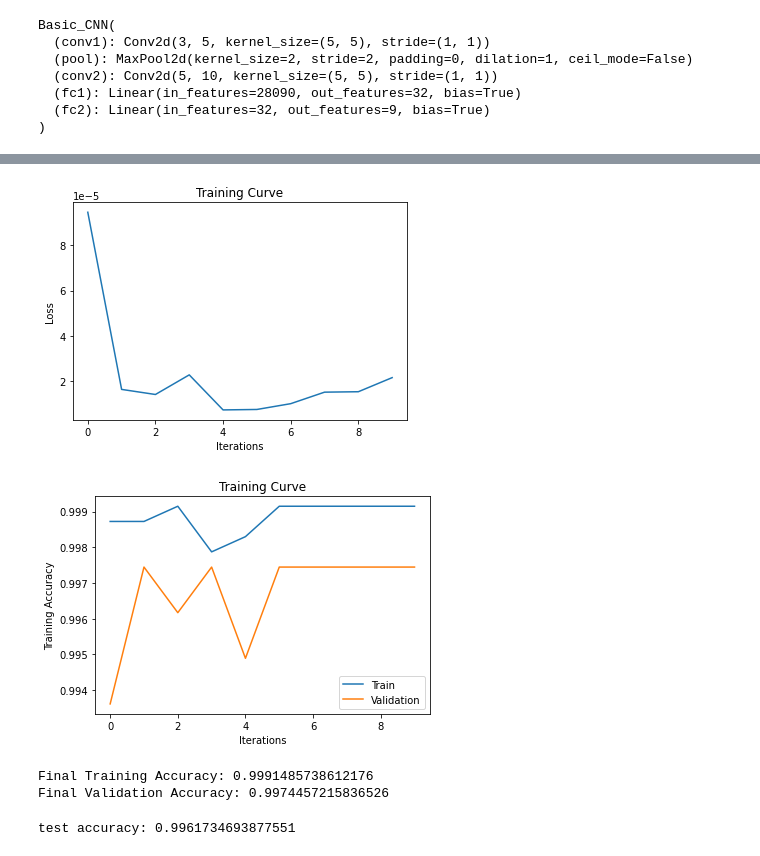
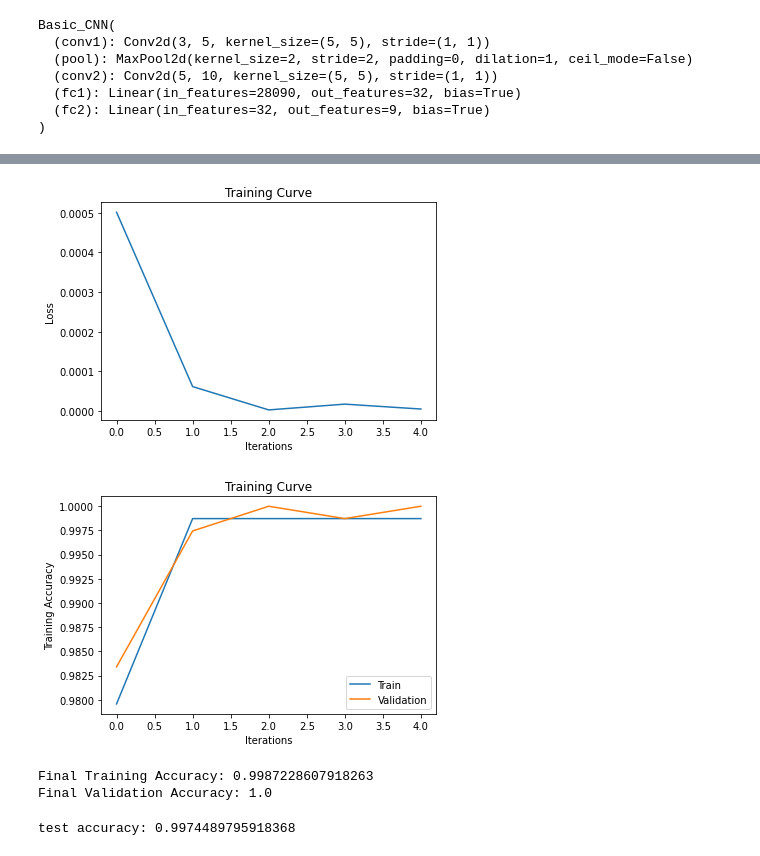
Before and after one commit to Edwinz28/mask-detector, a Jupyter notebook: mask-detector.ipynb, the cells around one changed output, grey strips where cells are left out. Drawn from its saved outputs; the diff is of its cells as text; code cells hidden in the pictures.

```diff
--- a/mask-detector.ipynb
+++ b/mask-detector.ipynb
@@ -101,6 +119,10 @@ class Basic_CNN(nn.Module):
         self.conv2 = nn.Conv2d(5, 10, 5) #in_channels=5, out_chanels=10, kernel_size=5
         self.fc1 = nn.Linear(10*53*53, 32)
         self.fc2 = nn.Linear(32, 9)
+    def weights_init(m):
+        if isinstance(m, nn.Conv2d):
+            nn.init.xavier_uniform(m.weight.data)
+            nn.init.xavier_uniform(m.bias.data)
 
     def forward(self, img):
         x = self.pool(F.relu(self.conv1(img))) #relu activation function
@@ -141,7 +163,6 @@ def get_accuracy(model, data_loader):
     return correct / total
 # %%
 def train(model, train_dataset, val_dataset, batch_size=64, learning_rate=0.001, num_epochs=1):
-    torch.manual_seed(1000)
     #Load data
     train_loader = torch.utils.data.DataLoader(train_dataset, batch_size=batch_size, shuffle=True)
     val_loader = torch.utils.data.DataLoader(val_dataset, batch_size=batch_size, shuffle=True)
@@ -178,10 +199,10 @@ def train(model, train_dataset, val_dataset, batch_size=64, learning_rate=0.001,
 
         losses.append(float(loss)/batch_size)             # compute *average* loss
         train_acc.append(get_accuracy(model, train_loader)) # compute training accuracy
-        print("Epoch #: {0} Accuracy: {1}".format(epoch+1, train_acc[epoch]))
+        print("Epoch #: {0} Accuracy: {1}".format(epoch, train_acc[epoch]))
 
         val_acc.append(get_accuracy(model, val_loader))  # compute validation accuracy
-        model_path = "model_{0}_bs{1}_lr{2}_epoch{3}".format(model.name, batch_size, learning_rate, epoch)
+        model_path = "models/model_{0}_bs{1}_lr{2}_epoch{3}".format(model.name, batch_size, learning_rate, epoch)
         torch.save(model.state_dict(), model_path)
 
     # plotting
@@ -216,6 +237,7 @@ Basic_CNN(
 )
 # %%
 use_cuda = True
+torch.manual_seed(2020)
 model = Basic_CNN()
 if use_cuda and torch.cuda.is_available():
     model.cuda()
@@ -223,7 +245,7 @@ if use_cuda and torch.cuda.is_available():
 else:
     print('CUDA is not available.  Training on CPU ...')
 
-train(model, train_set, val_set, batch_size = 64, learning_rate = 0.005, num_epochs = 10)
+train(model, train_set, val_set, batch_size = 32, learning_rate = 0.003, num_epochs = 5)
 # %% [output]
 CUDA is available!  Training on GPU ...
 Done loading data
@@ -241,11 +258,11 @@ Epoch #: 10 Accuracy: 0.9991485738612176
-[figure, old version]
+[figure, new version]
-[figure, old version]
+[figure, new version]
-Final Training Accuracy: 0.9991485738612176
-Final Validation Accuracy: 0.9974457215836526
+Final Training Accuracy: 0.9987228607918263
+Final Validation Accuracy: 1.0
 # %%
 #Test
 best_model = Basic_CNN()
-best_model_path = "model_{0}_bs{1}_lr{2}_epoch{3}".format("Basic_CNN", 64, 0.005, 5)
+best_model_path = "model_{0}_bs{1}_lr{2}_epoch{3}".format("Basic_CNN", 32, 0.003, 4)
 state = torch.load(best_model_path)
 best_model.load_state_dict(state)
 if use_cuda and torch.cuda.is_available():
@@ -254,4 +271,4 @@ test_dataloader = torch.utils.data.DataLoader(test_set, batch_size=16, shuffle=T
 test_accuracy = get_accuracy(best_model, test_dataloader)
 print("test accuracy:", test_accuracy)
 # %% [output]
-test accuracy: 0.9961734693877551
+test accuracy: 0.9974489795918368
```
Also changed, not shown: parts of 4 cells of this notebook, 21 other files.
